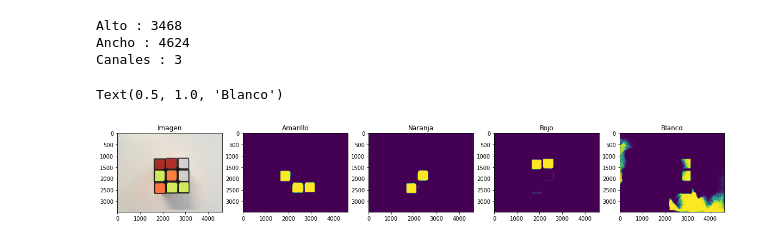
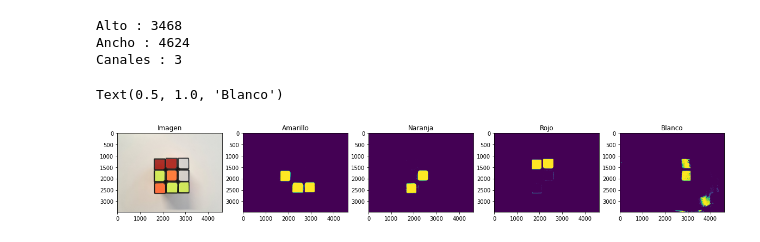
Before and after one commit to cgatrujillo/rep_img, a Jupyter notebook: 14_10_22_ws.ipynb, the cells around one changed output. Drawn from its saved outputs; the diff is of its cells as text; code cells hidden in the pictures.

Commit message:
Update white

```diff
--- a/14_10_22_ws.ipynb
+++ b/14_10_22_ws.ipynb
@@ -30,33 +30,33 @@ print(f'Ancho : {img.shape[1]}')
 print(f'Canales : {img.shape[2]}')
 
 fig, axs = plt.subplots(1,5,figsize=(20,5))
 
 axs[0].imshow(org_img)
 axs[0].set_title('Imagen')
 
 lower_yellow = np.array([22, 93, 0], dtype="uint8")
 upper_yellow = np.array([45, 255, 255], dtype="uint8")
 fig_img = axs[1].imshow(image_mask(img, lower_yellow, upper_yellow))
 axs[1].set_title('Amarillo')
 
 
 lower_orange = np.array([5, 100, 20], dtype="uint8")
 upper_orange = np.array([25, 255, 255], dtype="uint8")
 fig_img = axs[2].imshow(image_mask(img, lower_orange, upper_orange))
 axs[2].set_title('Naranja')
 
 lower_red = np.array([0, 100, 50], dtype="uint8")
 upper_red = np.array([5, 255, 255], dtype="uint8")
 fig_img = axs[3].imshow(image_mask(img, lower_red, upper_red))
 axs[3].set_title('Rojo')
 
-lower_white = np.array([0, 0, 168], dtype="uint8")
-upper_white = np.array([172, 15, 215], dtype="uint8")
+lower_white = np.array([0, 8, 210], dtype="uint8")
+upper_white = np.array([19, 13, 218], dtype="uint8")
 fig_img = axs[4].imshow(image_mask(img, lower_white, upper_white))
 axs[4].set_title('Blanco')
 # %% [output]
 Alto : 3468
 Ancho : 4624
 Canales : 3
 Text(0.5, 1.0, 'Blanco')
-[figure, old version]
+[figure, new version]
```
